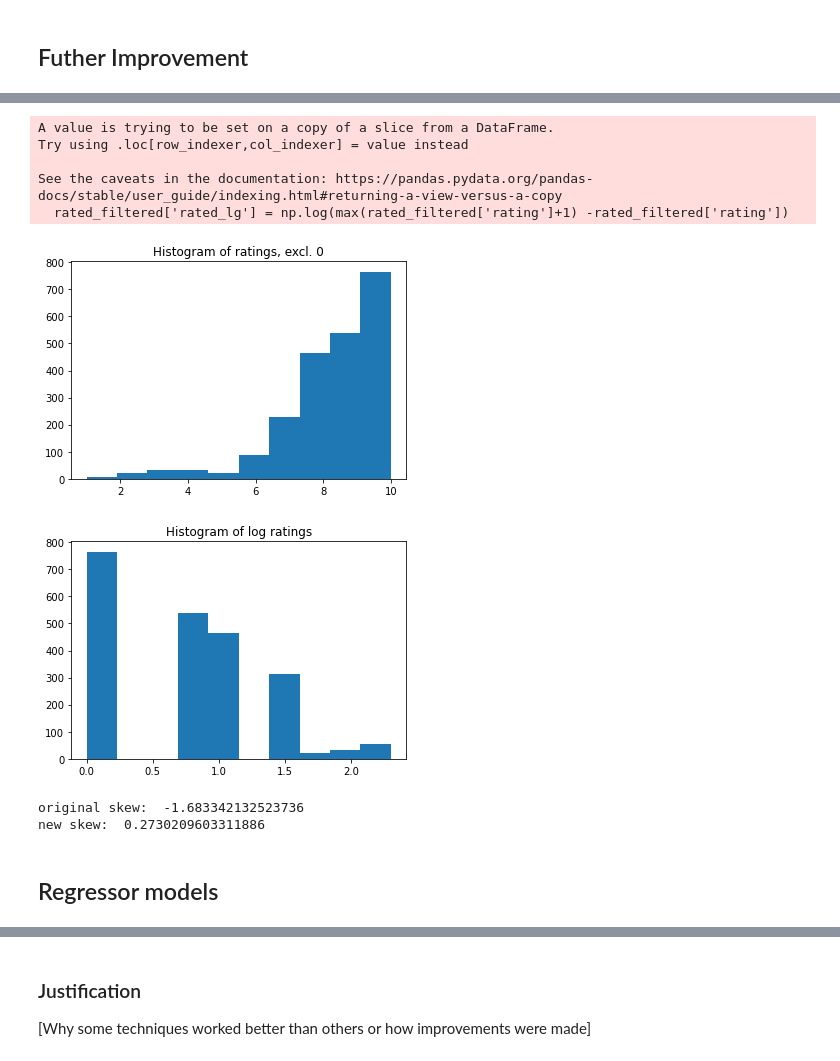
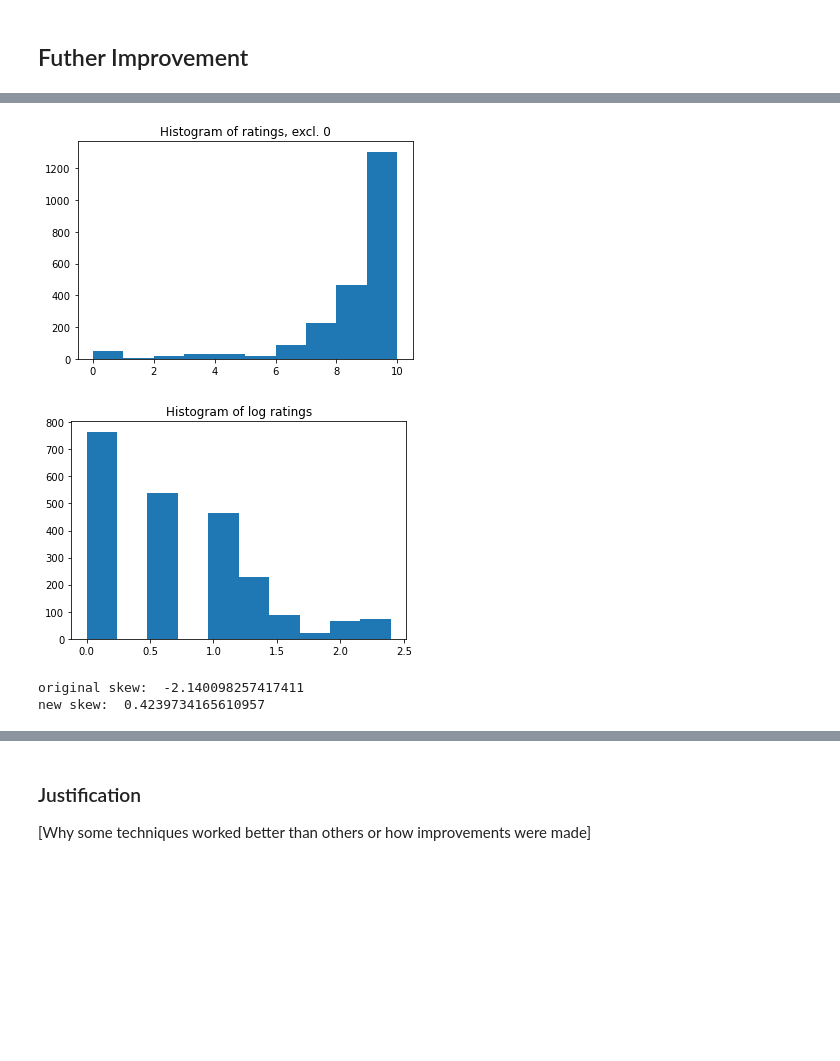
Before and after one commit to laurenmarar/RoomRater, a Jupyter notebook: RoomRater.ipynb, the cells around one changed output, grey strips where cells are left out. Cells and saved outputs as stored; diff of their text form; code cells hidden in the pictures; blank space fills up the shorter version.

Commit message:
EEC Model+

```diff
--- a/RoomRater.ipynb
+++ b/RoomRater.ipynb
@@ -171,15 +178,17 @@ df = df.drop_duplicates()
 # %%
 # Select records with rating
 def clean_data(df):
-    """Input raw tweet dataframe and return cleaned dataframe"""
+    """Input raw tweet dataframe and return filtered dataframe with tweet rating."""
     df = df.copy()
 
     rated = df[df['tweet_text'].str.contains('/10')].copy()
 
+    # Identify the rating as the integer preceeding /10. Extract the rating and store in it's own column.
     rated['rating'] = rated['tweet_text'].str.split('/10').str[0].str.split(' ').str[-1]
 
     rated['rating'] = rated['rating'].str.extract('(\d+)', expand=False)
 
+    # Remove tweets from the dataframe that do not have ratings.
     rated_clean = rated[~rated['rating'].isnull()].copy()
 
     rated_clean['rating'] = rated_clean['rating'].astype(int)
@@ -601,27 +1094,19 @@ rated_filtered.describe()
 # %%
-rated_filtered['rated_lg'] = np.log(max(rated_filtered['rating']+1) -rated_filtered['rating'])
+rated_clean['rated_lg'] = np.log(max(rated_clean['rating']+1) -rated_clean['rating'])
-# %% [output]
-A value is trying to be set on a copy of a slice from a DataFrame.
-Try using .loc[row_indexer,col_indexer] = value instead
-
-See the caveats in the documentation: https://pandas.pydata.org/pandas-docs/stable/user_guide/indexing.html#returning-a-view-versus-a-copy
-  rated_filtered['rated_lg'] = np.log(max(rated_filtered['rating']+1) -rated_filtered['rating'])
 # %%
-plt.hist(rated_filtered['rating'])
+plt.hist(rated_clean['rating'])
 plt.title('Histogram of ratings, excl. 0')
 plt.show()
 # %% [output]
-[figure, old version]
+[figure, new version]
 # %%
-plt.hist(rated_filtered['rated_lg'])
+plt.hist(rated_clean['rated_lg'])
 plt.title('Histogram of log ratings')
 plt.show()
 
-print('original skew: ', rated_filtered['rating'].skew())
-print('new skew: ', rated_filtered['rated_lg'].skew())
+print('original skew: ', rated_clean['rating'].skew())
+print('new skew: ', rated_clean['rated_lg'].skew())
 # %% [output]
-[figure, old version]
+[figure, new version]
-original skew:  -1.683342132523736
-new skew:  0.2730209603311886
+original skew:  -2.140098257417411
+new skew:  0.4239734165610957
-# %% [markdown]
-## Regressor models
```
Also changed, not shown: parts of 124 cells of this notebook.
